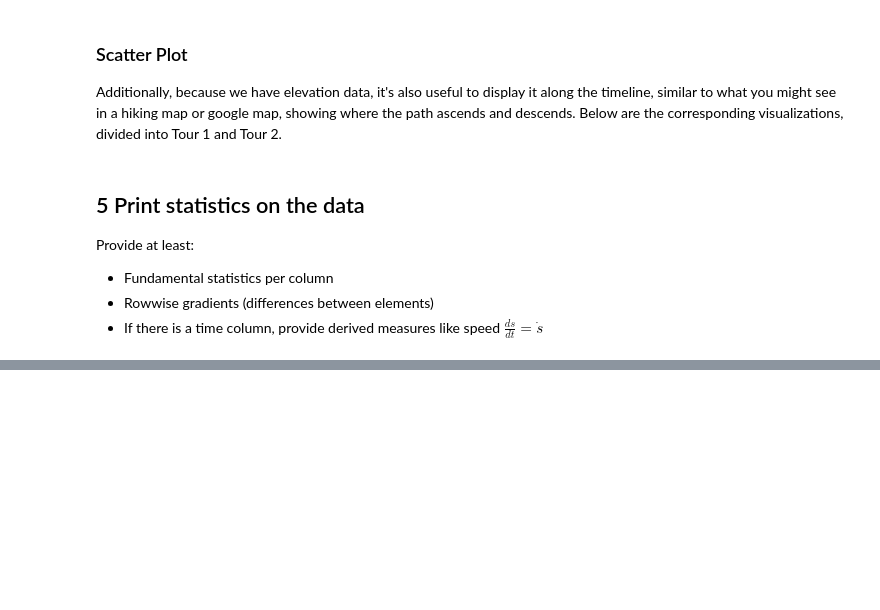
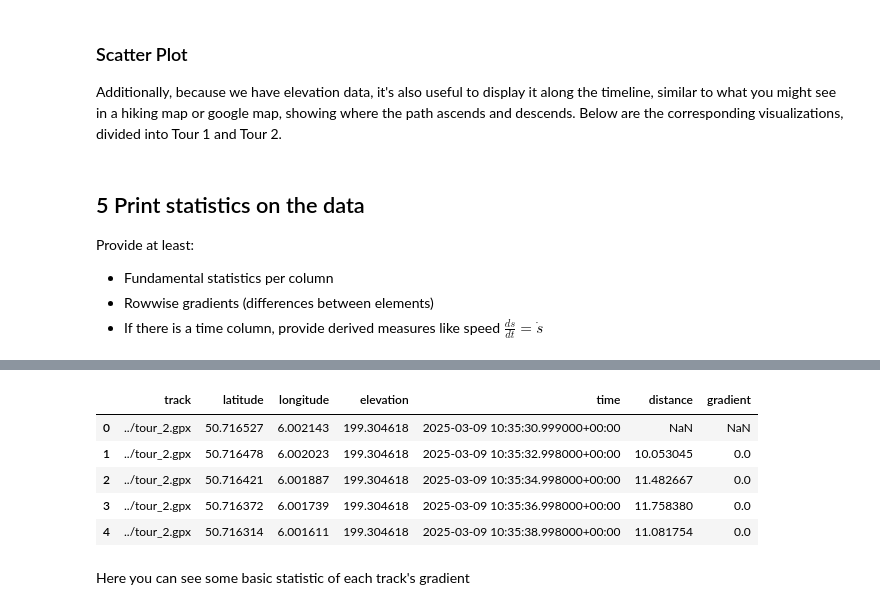
Before and after one commit to yhfrds/data-science-and-machine-learning-1, a Jupyter notebook: Lab 4/DS_ML_I_P4.ipynb, the cells around one changed output, grey strips where cells are left out. Cells and saved outputs as stored; diff of their text form; code cells hidden in the pictures; blank space fills up the shorter version.

```diff
--- a/Lab 4/DS_ML_I_P4.ipynb
+++ b/Lab 4/DS_ML_I_P4.ipynb
@@ -334,0 +234,11 @@ compare_speed_statistics(df)
+# %%
+df_tour_2.head(5)
+# %% [output]
+|  | track | latitude | longitude | elevation | time | distance | gradient |
+| 0 | ../tour_2.gpx | 50.716527 | 6.002143 | 199.304618 | 2025-03-09 10:35:30.999000+00:00 | NaN | NaN |
+| 1 | ../tour_2.gpx | 50.716478 | 6.002023 | 199.304618 | 2025-03-09 10:35:32.998000+00:00 | 10.053045 | 0.0 |
+| 2 | ../tour_2.gpx | 50.716421 | 6.001887 | 199.304618 | 2025-03-09 10:35:34.998000+00:00 | 11.482667 | 0.0 |
+| 3 | ../tour_2.gpx | 50.716372 | 6.001739 | 199.304618 | 2025-03-09 10:35:36.998000+00:00 | 11.758380 | 0.0 |
+| 4 | ../tour_2.gpx | 50.716314 | 6.001611 | 199.304618 | 2025-03-09 10:35:38.998000+00:00 | 11.081754 | 0.0 |
+# %% [markdown]
+Here you can see some basic statistic of each track's gradient
```
Also changed, not shown: parts of 34 cells of this notebook.
